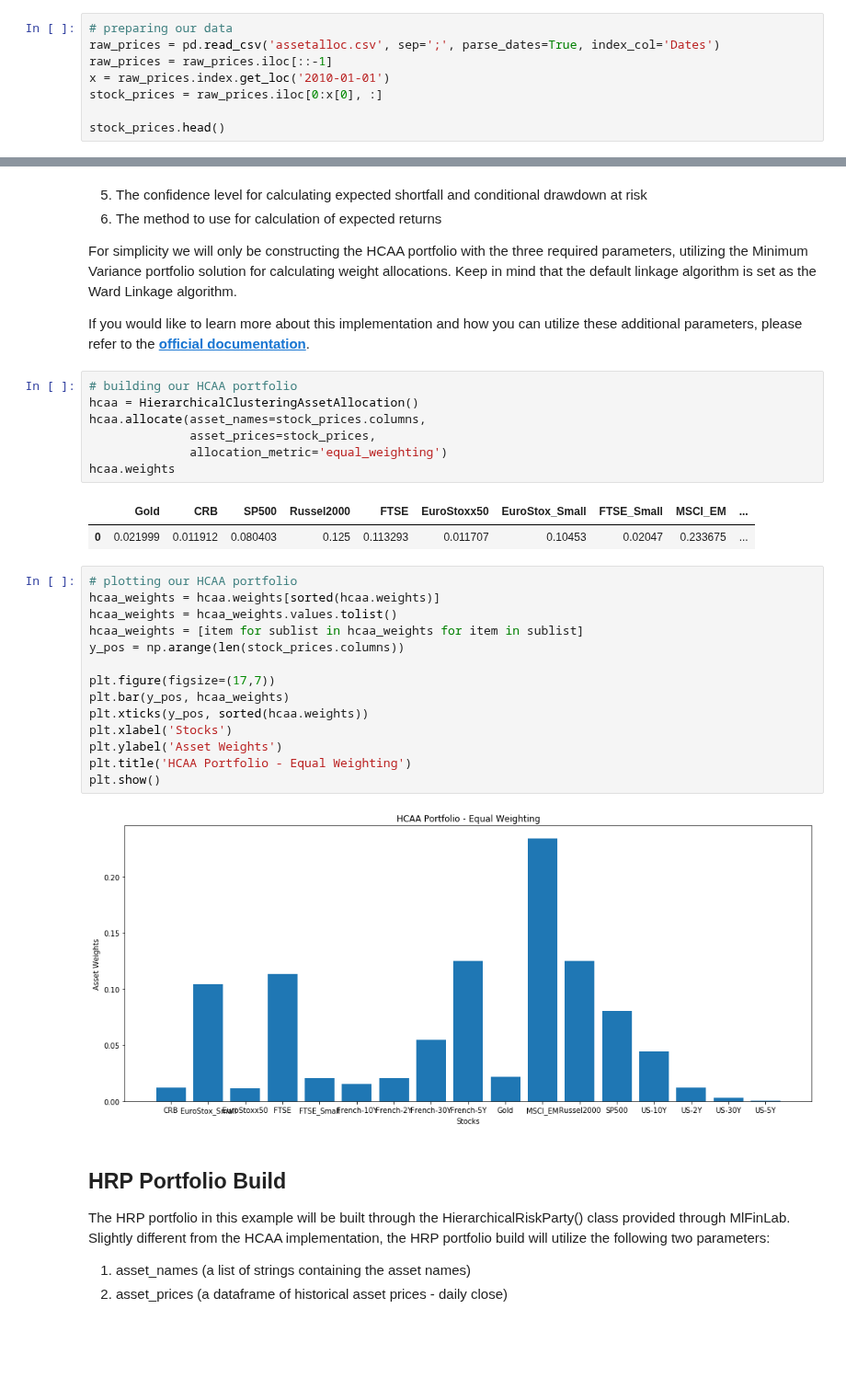
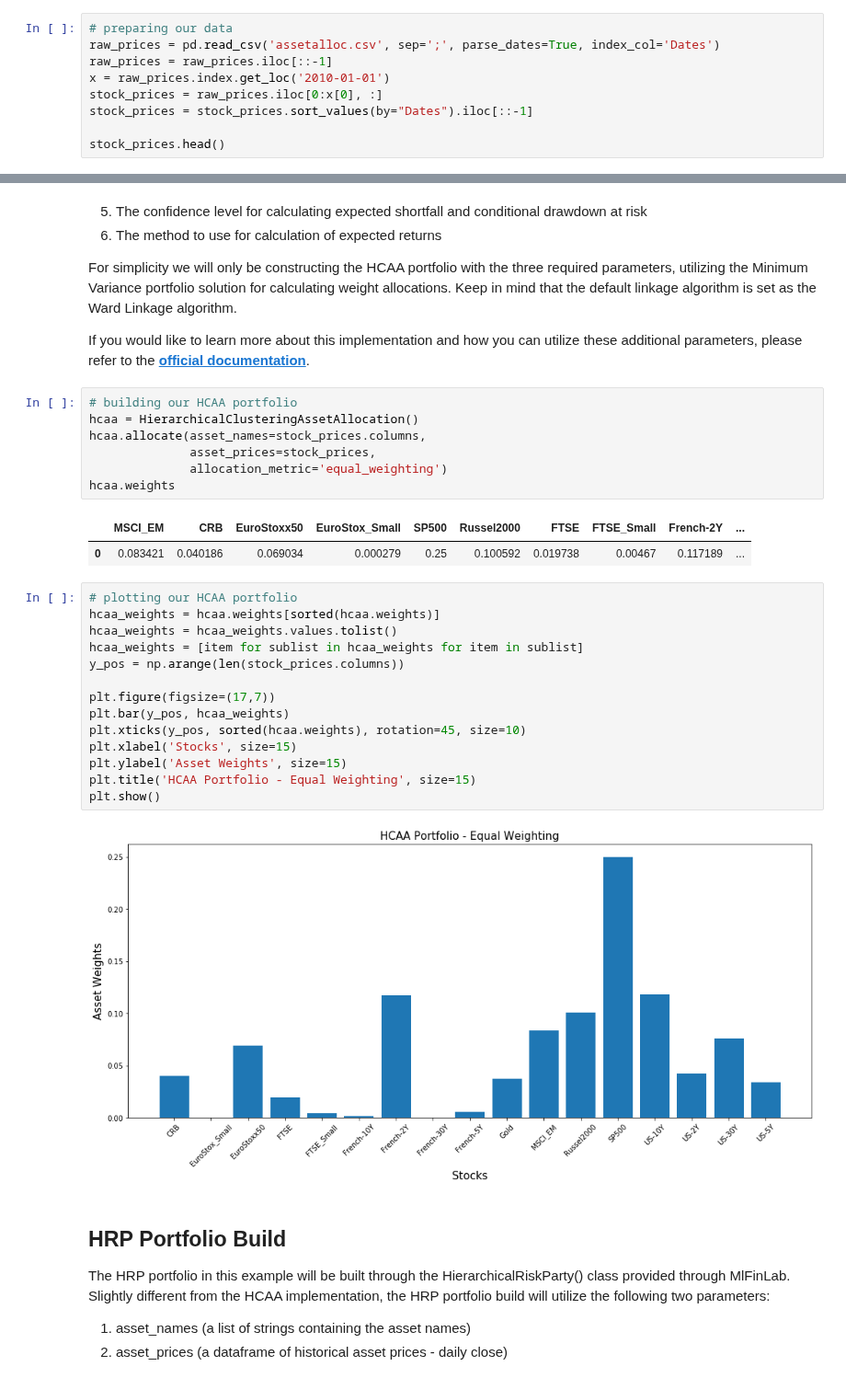
Before and after one commit to tzw101/research, a Jupyter notebook: Portfolio Optimisation Tutorials/HCAA & HRP Comparison/HCAA_HRP_comparison.ipynb, the cells around one changed output, grey strips where cells are left out. Shown at 92% size. Cells and saved outputs as stored; diff of their text form; blank space fills up the shorter version.

Commit message:
Fixed changes in HCAA/HRP Comparison Notebook
- graphs were changed to be more readable
- data was fixed

```diff
--- a/Portfolio Optimisation Tutorials/HCAA & HRP Comparison/HCAA_HRP_comparison.ipynb
+++ b/Portfolio Optimisation Tutorials/HCAA & HRP Comparison/HCAA_HRP_comparison.ipynb
@@ -44,6 +44,7 @@ raw_prices = pd.read_csv('assetalloc.csv', sep=';', parse_dates=True, index_col=
 raw_prices = raw_prices.iloc[::-1]
 x = raw_prices.index.get_loc('2010-01-01')
 stock_prices = raw_prices.iloc[0:x[0], :]
+stock_prices = stock_prices.sort_values(by="Dates").iloc[::-1]
 
 stock_prices.head()
 # %% [output]
@@ -92,24 +93,24 @@ hcaa.allocate(asset_names=stock_prices.columns,
               allocation_metric='equal_weighting')
 hcaa.weights
 # %% [output]
-|  | Gold | CRB | SP500 | Russel2000 | FTSE | EuroStoxx50 | EuroStox_Small | FTSE_Small | MSCI_EM | ... |
-| 0 | 0.021999 | 0.011912 | 0.080403 | 0.125 | 0.113293 | 0.011707 | 0.10453 | 0.02047 | 0.233675 | ... |
+|  | MSCI_EM | CRB | EuroStoxx50 | EuroStox_Small | SP500 | Russel2000 | FTSE | FTSE_Small | French-2Y | ... |
+| 0 | 0.083421 | 0.040186 | 0.069034 | 0.000279 | 0.25 | 0.100592 | 0.019738 | 0.00467 | 0.117189 | ... |
 # %%
 # plotting our HCAA portfolio
 hcaa_weights = hcaa.weights[sorted(hcaa.weights)]
 hcaa_weights = hcaa_weights.values.tolist()
 hcaa_weights = [item for sublist in hcaa_weights for item in sublist]
 y_pos = np.arange(len(stock_prices.columns))
 
 plt.figure(figsize=(17,7))
 plt.bar(y_pos, hcaa_weights)
-plt.xticks(y_pos, sorted(hcaa.weights))
-plt.xlabel('Stocks')
-plt.ylabel('Asset Weights')
-plt.title('HCAA Portfolio - Equal Weighting')
+plt.xticks(y_pos, sorted(hcaa.weights), rotation=45, size=10)
+plt.xlabel('Stocks', size=15)
+plt.ylabel('Asset Weights', size=15)
+plt.title('HCAA Portfolio - Equal Weighting', size=15)
 plt.show()
 # %% [output]
-[figure, old version]
+[figure, new version]
 # %% [markdown]
 ## HRP Portfolio Build
 The HRP portfolio in this example will be built through the HierarchicalRiskParty() class provided through MlFinLab. Slightly different from the HCAA implementation, the HRP portfolio build will utilize the following two parameters:
```
Also changed, not shown: parts of 6 cells of this notebook.
